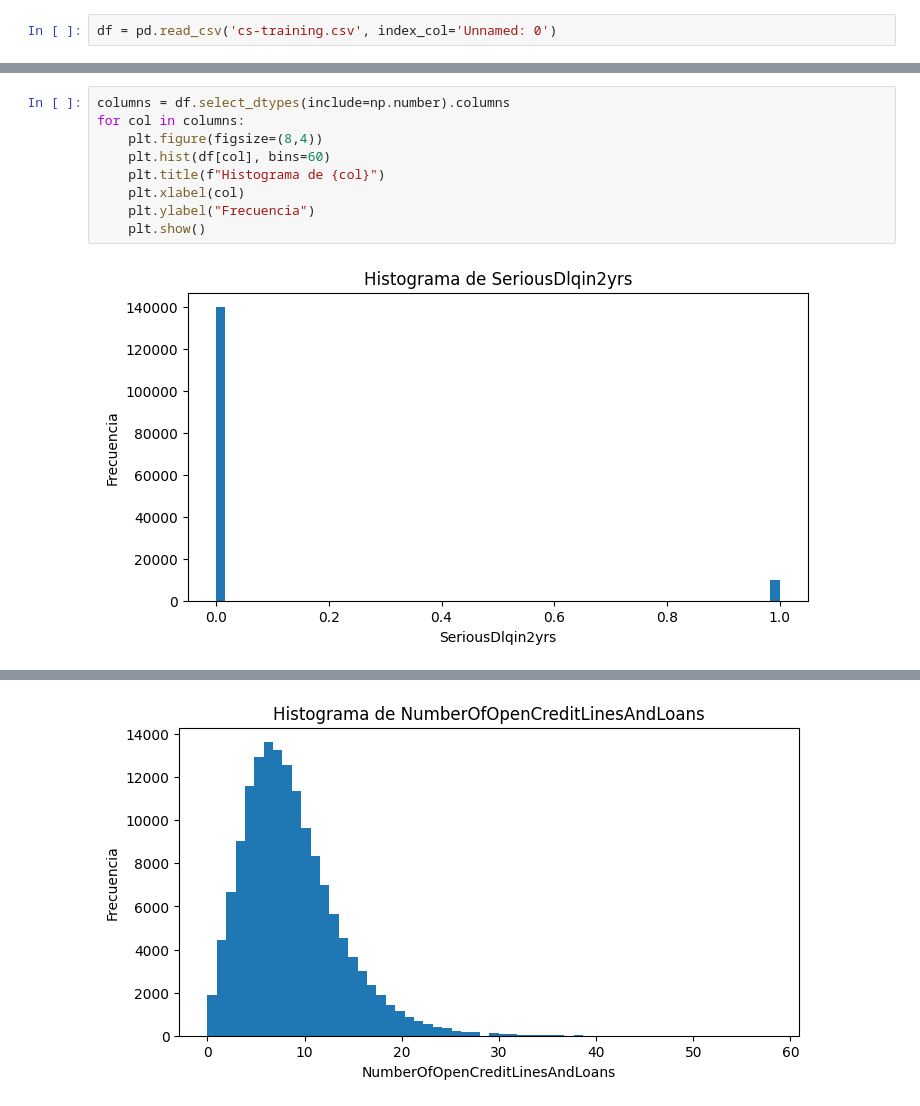
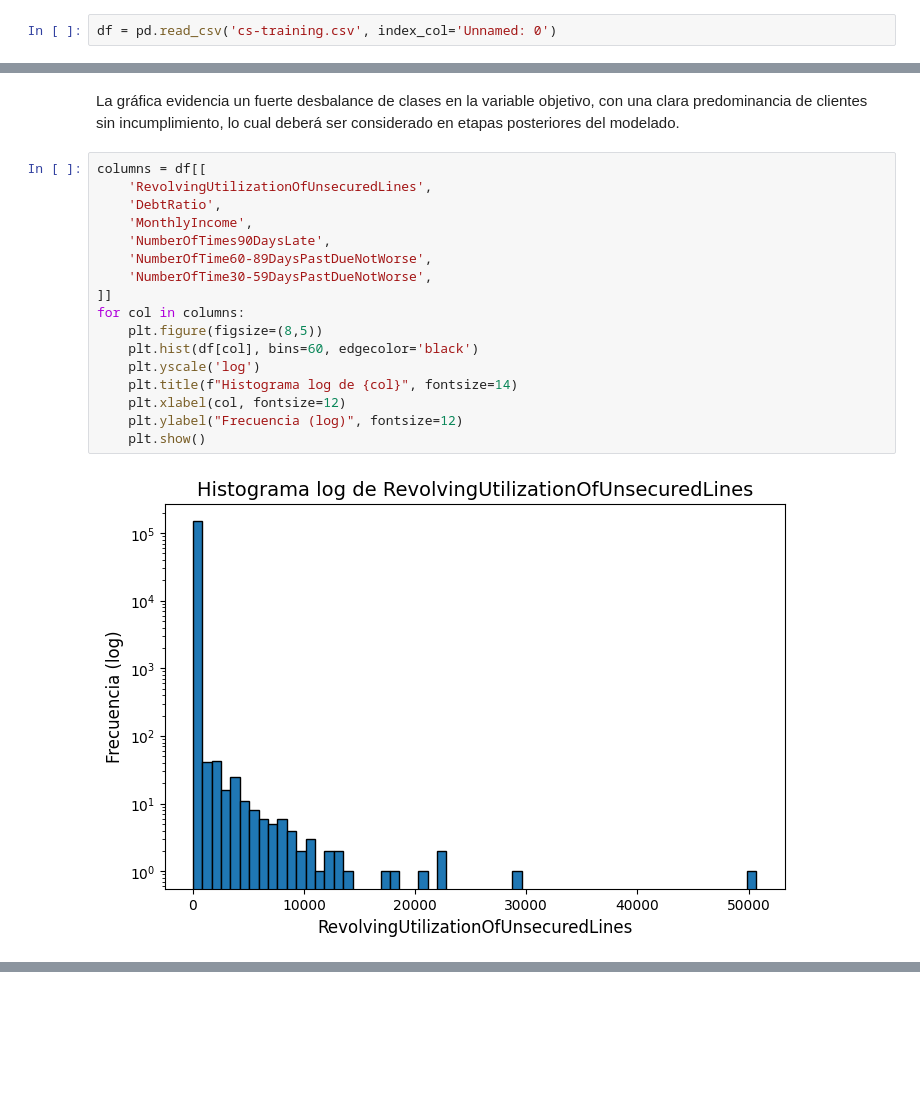
Before and after one commit to THEWACHER1103/Analisis_SuperStore, a Jupyter notebook: Analisis_crediticio.ipynb, the cells around one changed output, grey strips where cells are left out. Cells and saved outputs as stored; diff of their text form; blank space fills up the shorter version.

```diff
--- a/Analisis_crediticio.ipynb
+++ b/Analisis_crediticio.ipynb
@@ -179,11 +199,21 @@ describe_modif(df)
+# %% [markdown]
+La gráfica evidencia un fuerte desbalance de clases en la variable objetivo, con una clara predominancia de clientes sin incumplimiento, lo cual deberá ser considerado en etapas posteriores del modelado.
 # %%
-columns = df.select_dtypes(include=np.number).columns
+columns = df[[
+    'RevolvingUtilizationOfUnsecuredLines',
+    'DebtRatio',
+    'MonthlyIncome',
+    'NumberOfTimes90DaysLate',
+    'NumberOfTime60-89DaysPastDueNotWorse',
+    'NumberOfTime30-59DaysPastDueNotWorse',
+]]
 for col in columns:
-    plt.figure(figsize=(8,4))
-    plt.hist(df[col], bins=60)
-    plt.title(f"Histograma de {col}")
-    plt.xlabel(col)
-    plt.ylabel("Frecuencia")
+    plt.figure(figsize=(8,5))
+    plt.hist(df[col], bins=60, edgecolor='black')
+    plt.yscale('log')
+    plt.title(f"Histograma log de {col}", fontsize=14)
+    plt.xlabel(col, fontsize=12)
+    plt.ylabel("Frecuencia (log)", fontsize=12)
     plt.show()
 # %% [output]
-[figure, old version]
+[figure, new version]
@@ -195 +224,0 @@ for col in columns:
-[figure, removed]
```
Also changed, not shown: parts of 41 cells of this notebook.
